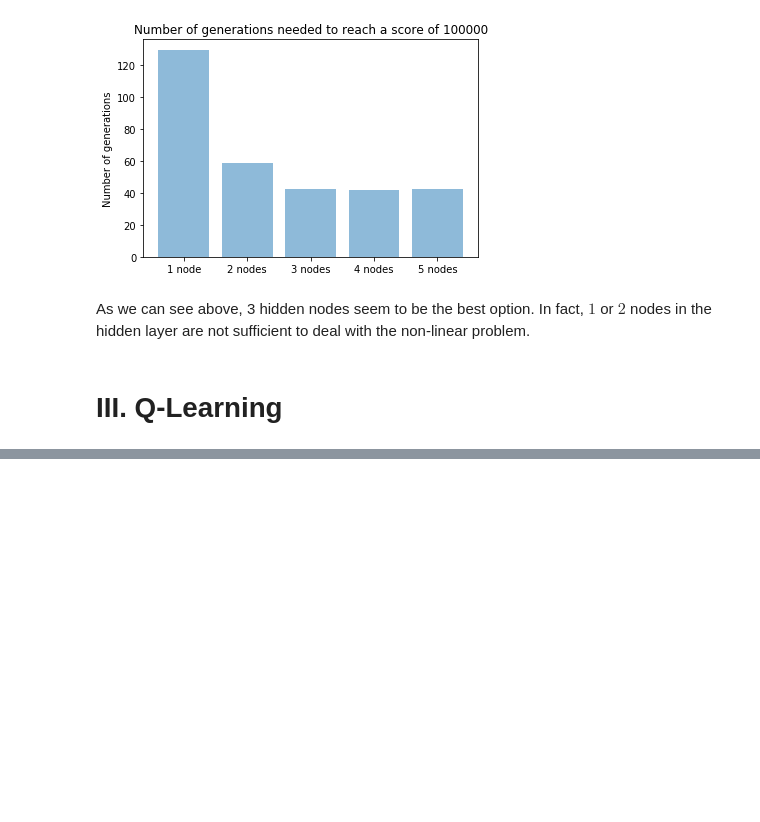
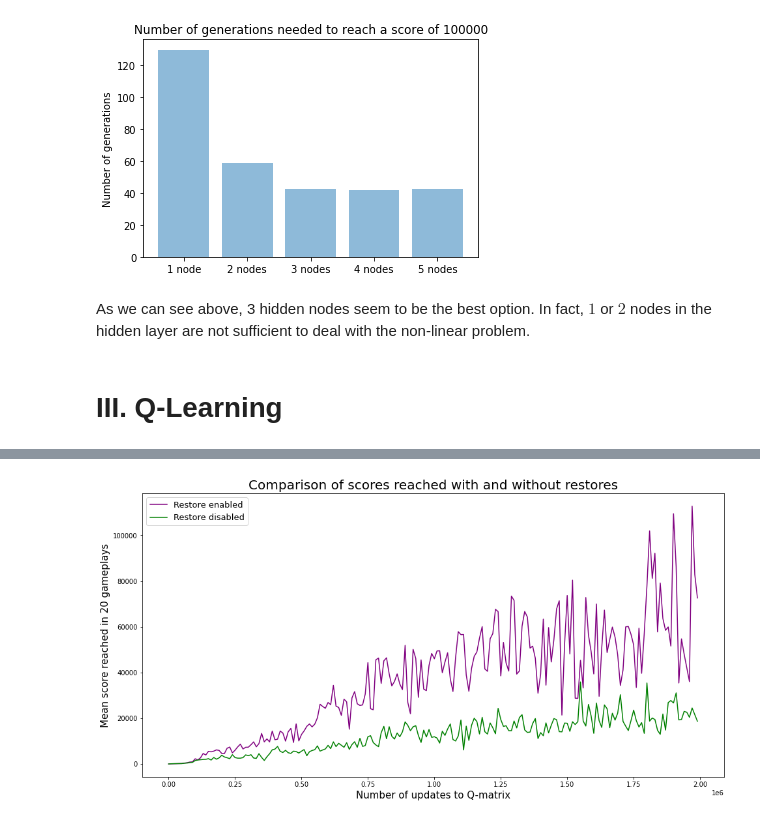
Before and after one commit to lucabonengel/FlappyProject, a Jupyter notebook: CSE204_Project.ipynb, the cells around one changed output, grey strips where cells are left out. Drawn from its saved outputs; the diff is of its cells as text; code cells hidden in the pictures; blank space fills up the shorter version.

```diff
--- a/CSE204_Project.ipynb
+++ b/CSE204_Project.ipynb
@@ -101,0 +171,16 @@ As we can see above, 3 hidden nodes seem to be the best option. In fact, $1$ or
+# %%
+f = open("./LearningFlappy/q-learning-data.json", "r")
+dataQ = json.loads(f.read())
+# %%
+restore_data, no_restore_data = dataQ[0]["restore"], dataQ[0]["noRestore"]
+x = [10000*i for i in range(200)]
+fig = plt.figure(figsize=(16,8))
+plt.plot(x, [np.mean(np.array(arr)) for arr in restore_data], label="Restore enabled", color="purple")
+plt.plot(x, [np.mean(np.array(arr)) for arr in no_restore_data], label="Restore disabled", color="green")
+plt.legend(fontsize=13)
+plt.xlabel("Number of updates to Q-matrix", fontsize=15)
+plt.ylabel("Mean score reached in 20 gameplays", fontsize=15)
+plt.title("Comparison of scores reached with and without restores", fontsize=20)
+plt.show()
+# %% [output]
+[figure, added]
```
Also changed, not shown: parts of 16 cells of this notebook, 1 other file.
